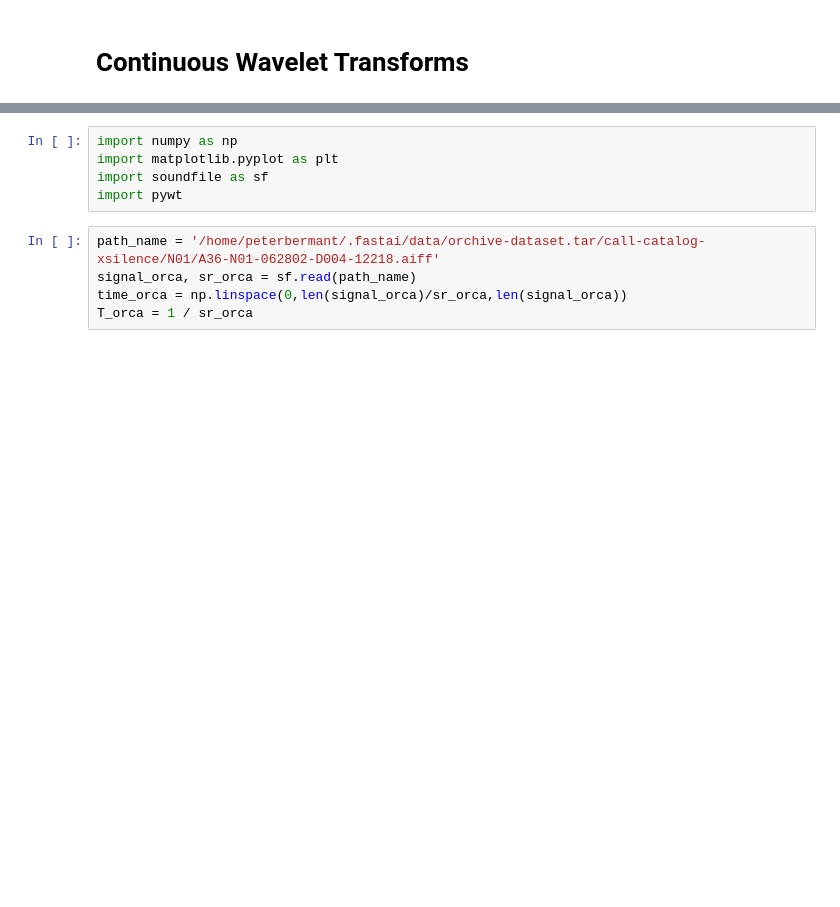
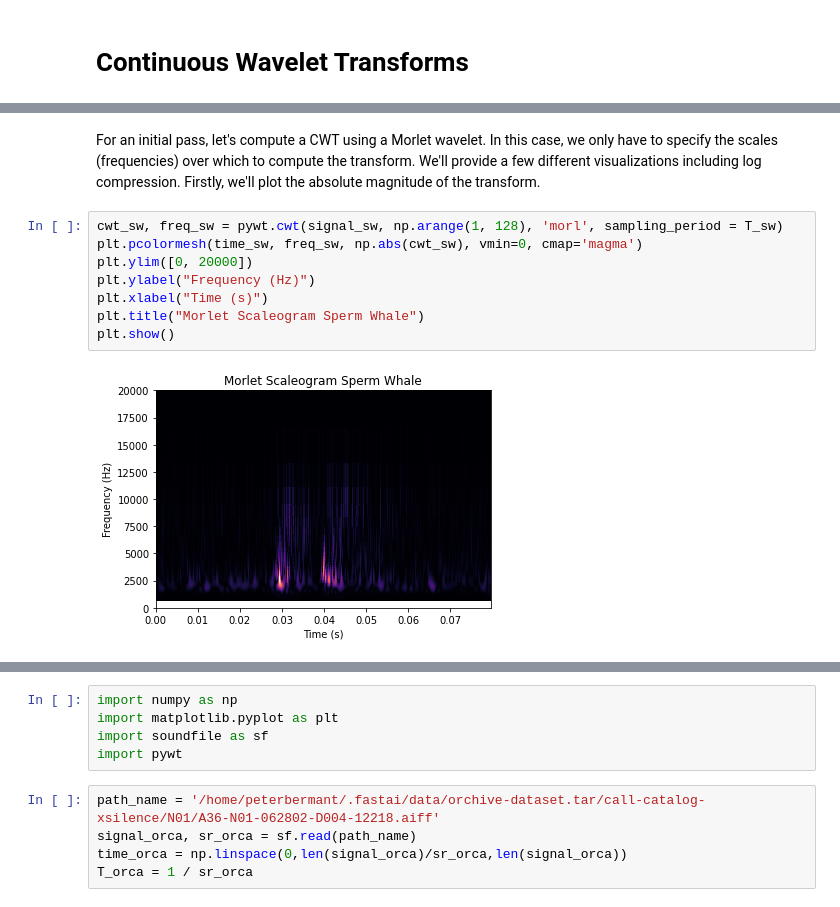
Before and after one commit to earthspecies/acoustic-representation-toolbox, a Jupyter notebook: 04_Continuous_Wavelet_Transforms.ipynb, the cells around one changed output, grey strips where cells are left out. Cells and saved outputs as stored; diff of their text form; blank space fills up the shorter version.

```diff
--- a/04_Continuous_Wavelet_Transforms.ipynb
+++ b/04_Continuous_Wavelet_Transforms.ipynb
@@ -2,0 +38,12 @@
+# %% [markdown]
+For an initial pass, let's compute a CWT using a Morlet wavelet. In this case, we only have to specify the scales (frequencies) over which to compute the transform. We'll provide a few different visualizations including log compression. Firstly, we'll plot the absolute magnitude of the transform.
+# %%
+cwt_sw, freq_sw = pywt.cwt(signal_sw, np.arange(1, 128), 'morl', sampling_period = T_sw)
+plt.pcolormesh(time_sw, freq_sw, np.abs(cwt_sw), vmin=0, cmap='magma')
+plt.ylim([0, 20000])
+plt.ylabel("Frequency (Hz)")
+plt.xlabel("Time (s)")
+plt.title("Morlet Scaleogram Sperm Whale")
+plt.show()
+# %% [output]
+[figure, added]
```
Also changed, not shown: parts of 81 cells of this notebook.
